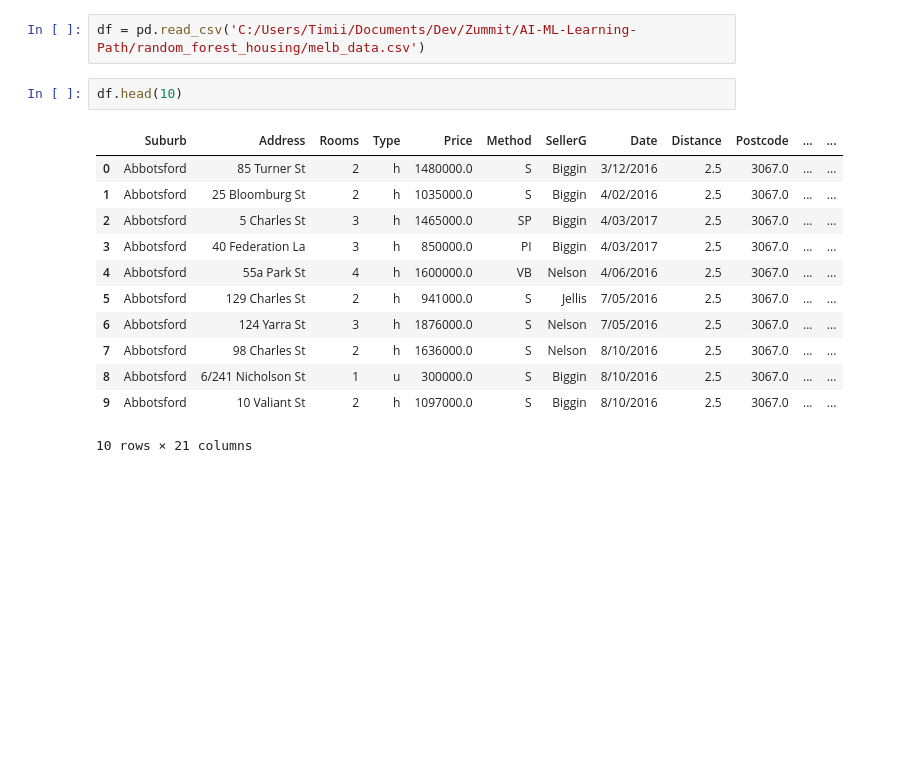
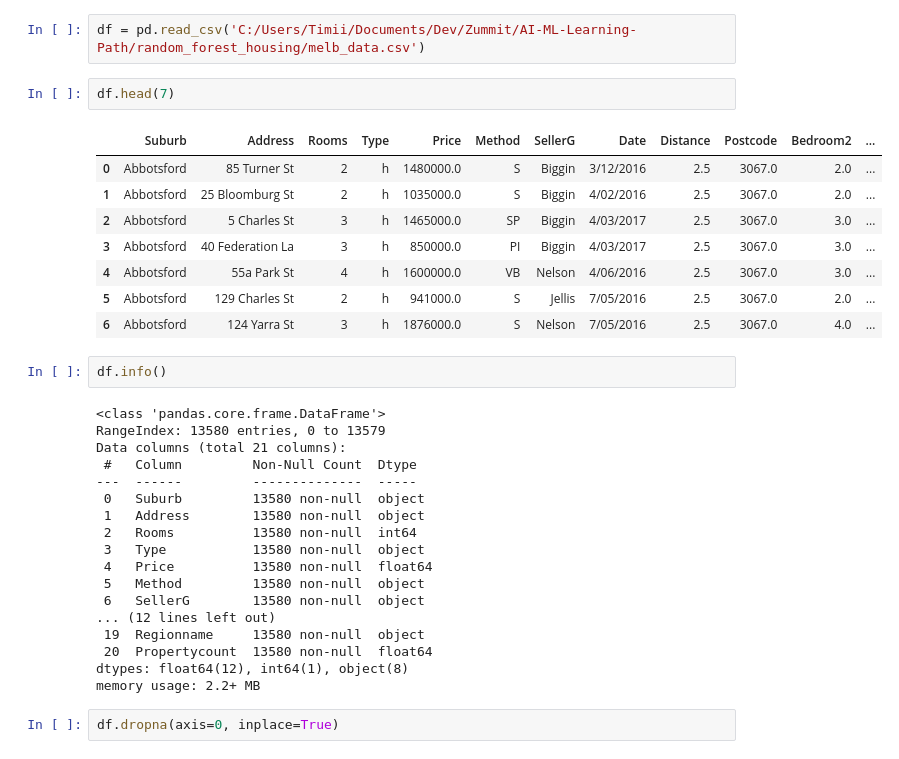
Before and after one commit to iitimii/AI-ML-Learning-Path, a Jupyter notebook: random_forest_housing/main.ipynb, the cells around one changed output. Saved outputs shown, nothing was run; the diff lists cells and outputs as text; blank space fills up the shorter version.

```diff
--- a/random_forest_housing/main.ipynb
+++ b/random_forest_housing/main.ipynb
@@ -8,17 +8,35 @@ pd.set_option('max_columns', 200)
 # %%
 df = pd.read_csv('C:/Users/Timii/Documents/Dev/Zummit/AI-ML-Learning-Path/random_forest_housing/melb_data.csv')
 # %%
-df.head(10)
+df.head(7)
 # %% [output]
-|  | Suburb | Address | Rooms | Type | Price | Method | SellerG | Date | Distance | Postcode | ... | ... |
-| 0 | Abbotsford | 85 Turner St | 2 | h | 1480000.0 | S | Biggin | 3/12/2016 | 2.5 | 3067.0 | ... | ... |
-| 1 | Abbotsford | 25 Bloomburg St | 2 | h | 1035000.0 | S | Biggin | 4/02/2016 | 2.5 | 3067.0 | ... | ... |
-| 2 | Abbotsford | 5 Charles St | 3 | h | 1465000.0 | SP | Biggin | 4/03/2017 | 2.5 | 3067.0 | ... | ... |
-| 3 | Abbotsford | 40 Federation La | 3 | h | 850000.0 | PI | Biggin | 4/03/2017 | 2.5 | 3067.0 | ... | ... |
-| 4 | Abbotsford | 55a Park St | 4 | h | 1600000.0 | VB | Nelson | 4/06/2016 | 2.5 | 3067.0 | ... | ... |
-| 5 | Abbotsford | 129 Charles St | 2 | h | 941000.0 | S | Jellis | 7/05/2016 | 2.5 | 3067.0 | ... | ... |
-| 6 | Abbotsford | 124 Yarra St | 3 | h | 1876000.0 | S | Nelson | 7/05/2016 | 2.5 | 3067.0 | ... | ... |
-| 7 | Abbotsford | 98 Charles St | 2 | h | 1636000.0 | S | Nelson | 8/10/2016 | 2.5 | 3067.0 | ... | ... |
-| 8 | Abbotsford | 6/241 Nicholson St | 1 | u | 300000.0 | S | Biggin | 8/10/2016 | 2.5 | 3067.0 | ... | ... |
-| 9 | Abbotsford | 10 Valiant St | 2 | h | 1097000.0 | S | Biggin | 8/10/2016 | 2.5 | 3067.0 | ... | ... |
+|  | Suburb | Address | Rooms | Type | Price | Method | SellerG | Date | Distance | Postcode | Bedroom2 | ... |
+| 0 | Abbotsford | 85 Turner St | 2 | h | 1480000.0 | S | Biggin | 3/12/2016 | 2.5 | 3067.0 | 2.0 | ... |
+| 1 | Abbotsford | 25 Bloomburg St | 2 | h | 1035000.0 | S | Biggin | 4/02/2016 | 2.5 | 3067.0 | 2.0 | ... |
+| 2 | Abbotsford | 5 Charles St | 3 | h | 1465000.0 | SP | Biggin | 4/03/2017 | 2.5 | 3067.0 | 3.0 | ... |
+| 3 | Abbotsford | 40 Federation La | 3 | h | 850000.0 | PI | Biggin | 4/03/2017 | 2.5 | 3067.0 | 3.0 | ... |
+| 4 | Abbotsford | 55a Park St | 4 | h | 1600000.0 | VB | Nelson | 4/06/2016 | 2.5 | 3067.0 | 3.0 | ... |
+| 5 | Abbotsford | 129 Charles St | 2 | h | 941000.0 | S | Jellis | 7/05/2016 | 2.5 | 3067.0 | 2.0 | ... |
+| 6 | Abbotsford | 124 Yarra St | 3 | h | 1876000.0 | S | Nelson | 7/05/2016 | 2.5 | 3067.0 | 4.0 | ... |
-10 rows × 21 columns
+# %%
+df.info()
+# %% [output]
+<class 'pandas.core.frame.DataFrame'>
+RangeIndex: 13580 entries, 0 to 13579
+Data columns (total 21 columns):
+ #   Column         Non-Null Count  Dtype
+---  ------         --------------  -----
+ 0   Suburb         13580 non-null  object
+ 1   Address        13580 non-null  object
+ 2   Rooms          13580 non-null  int64
+ 3   Type           13580 non-null  object
+ 4   Price          13580 non-null  float64
+ 5   Method         13580 non-null  object
+ 6   SellerG        13580 non-null  object
+... (12 lines left out)
+ 19  Regionname     13580 non-null  object
+ 20  Propertycount  13580 non-null  float64
+dtypes: float64(12), int64(1), object(8)
+memory usage: 2.2+ MB
+# %%
+df.dropna(axis=0, inplace=True)
```
Also changed, not shown: parts of 8 cells of this notebook.
